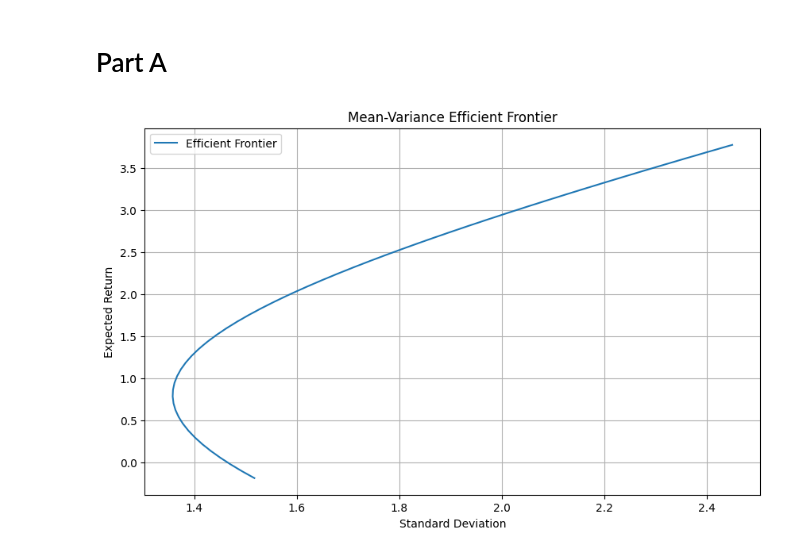
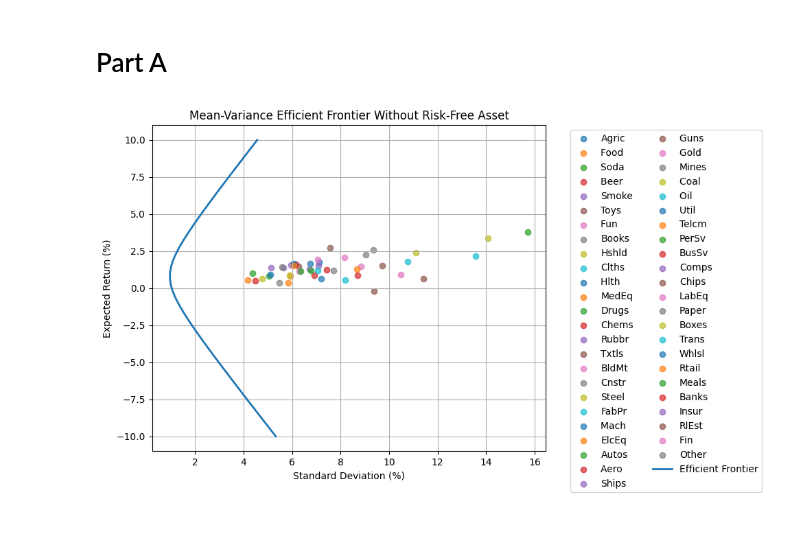
Before and after one commit to alessbressan/FINA60602A, a Jupyter notebook: ab_tp1.ipynb, the cells around one changed output. Saved outputs shown, nothing was run; the diff lists cells and outputs as text; code cells hidden in the pictures; blank space fills up the shorter version.

```diff
--- a/ab_tp1.ipynb
+++ b/ab_tp1.ipynb
@@ -25,7 +25,7 @@ cov_matrix = data.cov().values
 num_assets = len(returns)
 
 def portfolio_variance(weights, cov_matrix):
-    return weights.T @ cov_matrix @ weights
+    return 0.5 * weights.T @ cov_matrix @ weights
 
 def constraint_sum_weights(weights):
     return np.sum(weights) - 1
@@ -33,7 +33,7 @@ def constraint_sum_weights(weights):
 def constraint_portfolio_return(weights, mu, returns):
     return returns.T @ weights - mu
 
-expected_returns = np.linspace(returns.min(), returns.max(), 50)
+expected_returns = np.linspace(-10, 10, 50)
 efficient_portfolios = []
 
 # find efficient frontier
@@ -44,36 +44,51 @@ for mu in expected_returns:
         {"type": "eq", "fun": lambda w, mu=mu: constraint_portfolio_return(w, mu, returns)},
     ]
 
 
     initial_weights = np.ones(num_assets) / num_assets
 
     bounds = [(None, None) for _ in range(num_assets)]
 
     result = minimize(
         portfolio_variance,
         initial_weights,
         args=(cov_matrix,),
         method="SLSQP",
         constraints=constraints,
         bounds=bounds,
     )
 
     if result.success:
         weights = result.x
         variance = portfolio_variance(weights, cov_matrix)
         efficient_portfolios.append((mu, variance))
 
 # store efficient frontier in a dataframe
 efficient_df = pd.DataFrame(efficient_portfolios, columns=["Return", "Variance"])
 
 #plot efficient frontier
 plt.figure(figsize=(10, 6))
-plt.plot(np.sqrt(efficient_df["Variance"]), efficient_df["Return"], marker="", label="Efficient Frontier")
-plt.title("Mean-Variance Efficient Frontier")
-plt.xlabel("Standard Deviation")
-plt.ylabel("Expected Return")
+
+for i, industry in enumerate(data.columns):
+    industry_return = returns[i]
+    industry_std = np.sqrt(cov_matrix[i, i])
+    plt.scatter(industry_std, industry_return, label=industry, alpha=0.7)
+
+# Plot the efficient frontier
+plt.plot(
+    np.sqrt(efficient_df["Variance"]),
+    efficient_df["Return"],
+    marker="",
+    label="Efficient Frontier",
+    linewidth=2
+)
+
+plt.title("Mean-Variance Efficient Frontier Without Risk-Free Asset")
+plt.xlabel("Standard Deviation (%)")
+plt.ylabel("Expected Return (%)")
 plt.grid(True)
-plt.legend()
+plt.legend(bbox_to_anchor=(1.05, 1), loc='upper left', ncol=2)
+plt.tight_layout()
 plt.show()
 # %% [output]
-[figure, old version]
+[figure, new version]
```
Also changed, not shown: parts of 2 cells of this notebook, 1 other file.
